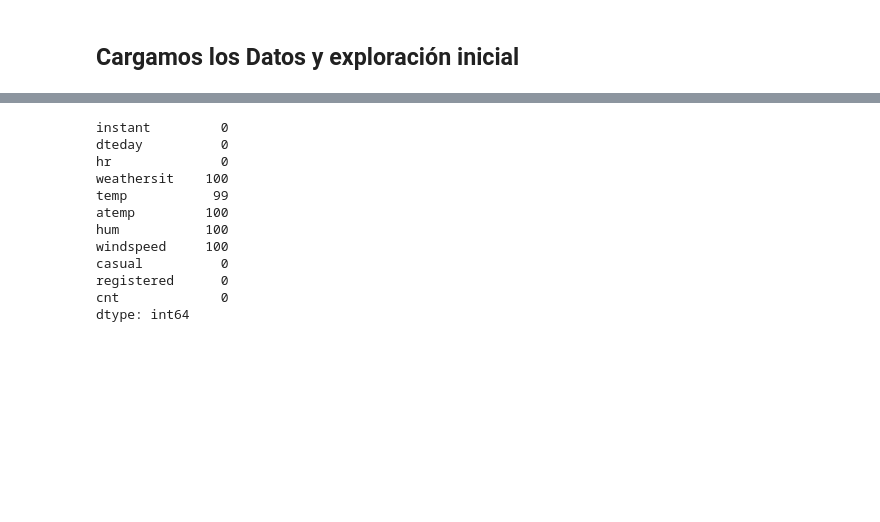
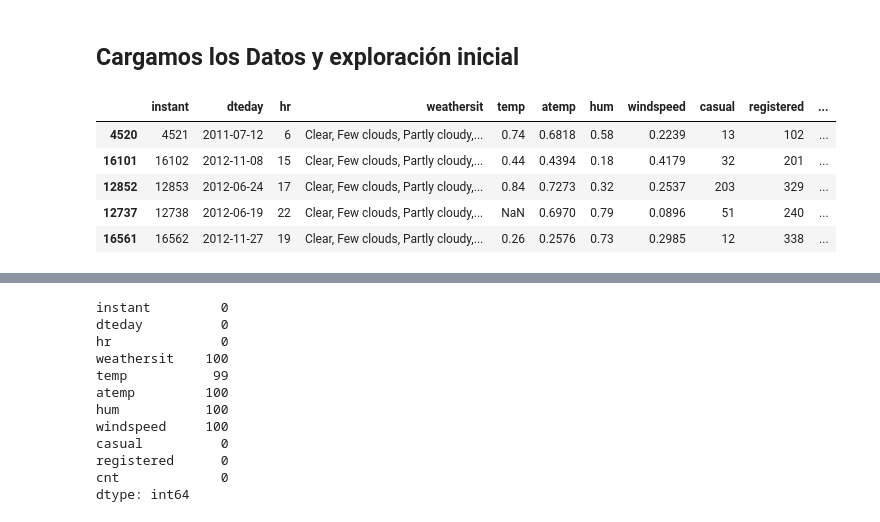
Before and after one commit to adRi781/Resoluci-n-caso, a Jupyter notebook: C3_S4_Resolución de caso - Bike Sharing App.ipynb, the cells around one changed output, grey strips where cells are left out. Cells and saved outputs as stored; diff of their text form; code cells hidden in the pictures; blank space fills up the shorter version.

```diff
--- a/C3_S4_Resolución de caso - Bike Sharing App.ipynb
+++ b/C3_S4_Resolución de caso - Bike Sharing App.ipynb
@@ -98,4 +126,13 @@ def evaluate(true, pred):
 #gdrive location:
 url = 'https://raw.githubusercontent.com/pfernandez-sanofi/ml_tutorials/main/DATA/forecasting_exercise.csv'
 df = pd.read_csv(url,parse_dates = ["dteday"])
+# %%
+df.sample(5)
+# %% [output]
+|  | instant | dteday | hr | weathersit | temp | atemp | hum | windspeed | casual | registered | ... |
+| 4520 | 4521 | 2011-07-12 | 6 | Clear, Few clouds, Partly cloudy,... | 0.74 | 0.6818 | 0.58 | 0.2239 | 13 | 102 | ... |
+| 16101 | 16102 | 2012-11-08 | 15 | Clear, Few clouds, Partly cloudy,... | 0.44 | 0.4394 | 0.18 | 0.4179 | 32 | 201 | ... |
+| 12852 | 12853 | 2012-06-24 | 17 | Clear, Few clouds, Partly cloudy,... | 0.84 | 0.7273 | 0.32 | 0.2537 | 203 | 329 | ... |
+| 12737 | 12738 | 2012-06-19 | 22 | Clear, Few clouds, Partly cloudy,... | NaN | 0.6970 | 0.79 | 0.0896 | 51 | 240 | ... |
+| 16561 | 16562 | 2012-11-27 | 19 | Clear, Few clouds, Partly cloudy,... | 0.26 | 0.2576 | 0.73 | 0.2985 | 12 | 338 | ... |
 # %%
```
Also changed, not shown: parts of 6 cells of this notebook.
